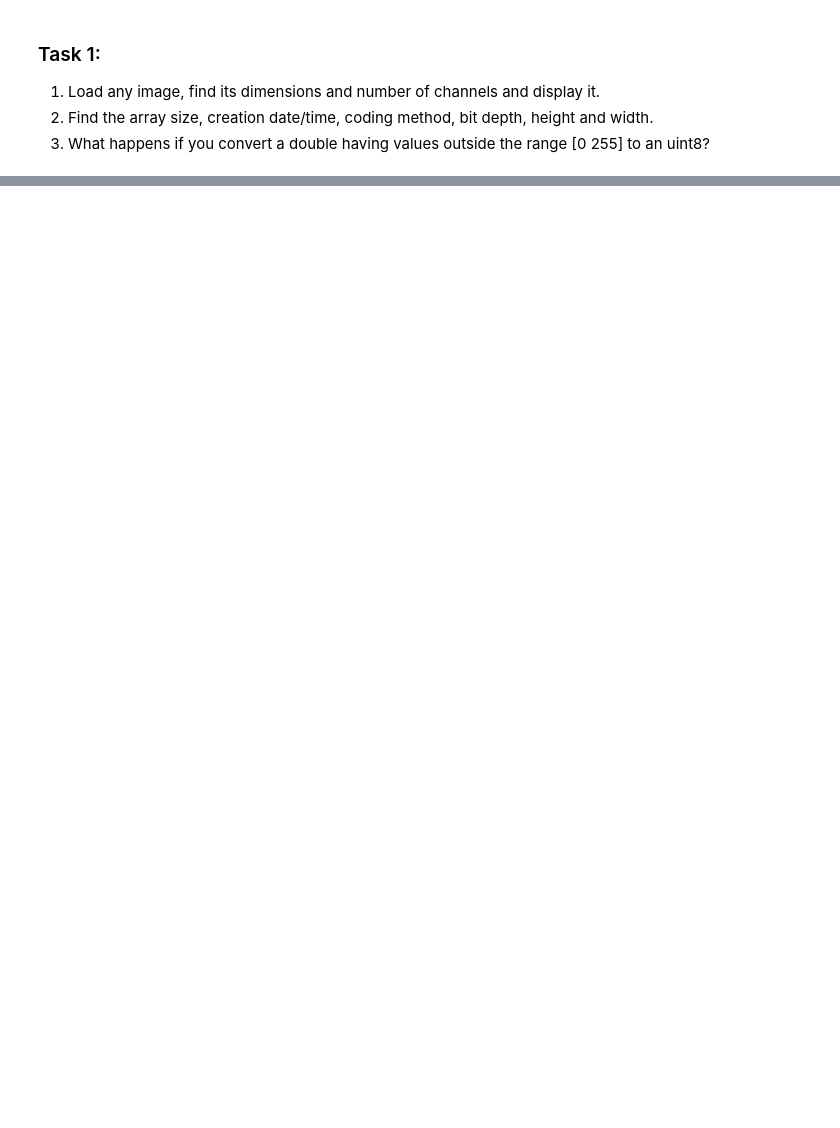
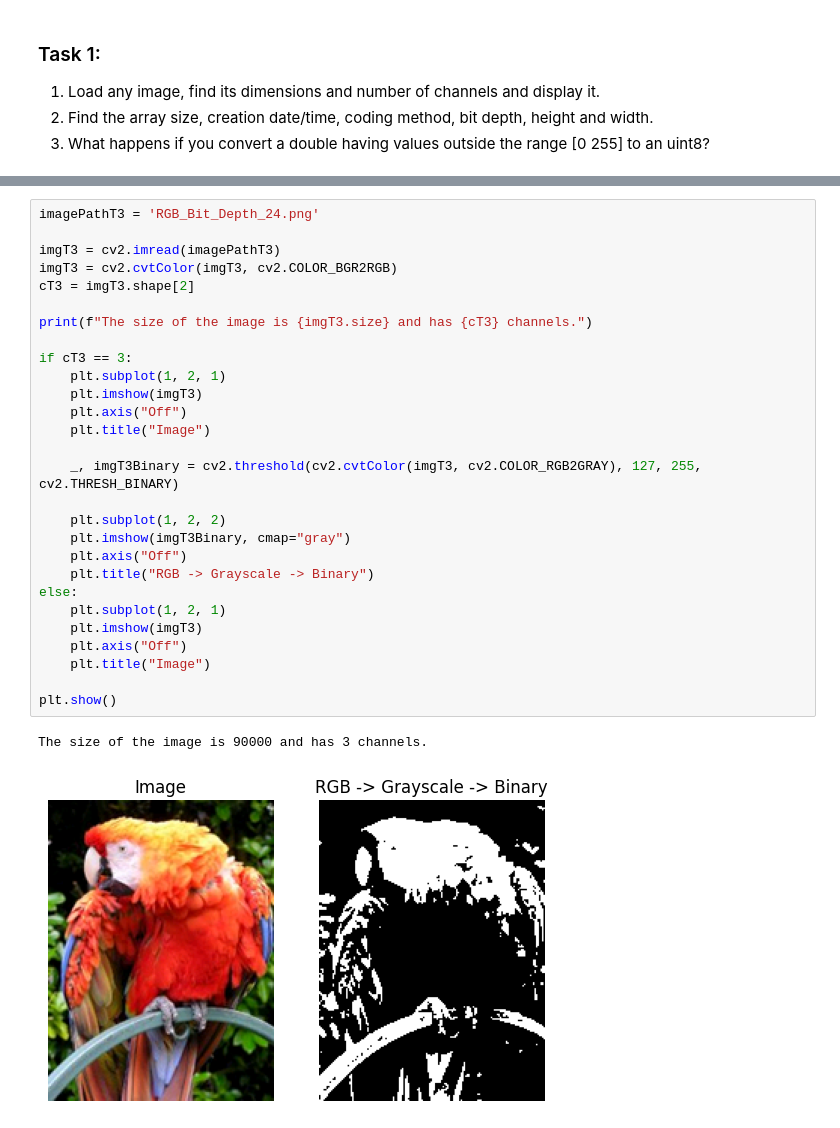
Before and after one commit to DanielSarf/DIP-Course-Submissions, a Jupyter notebook: Lab 5/Lab Notebook.ipynb, the cells around one changed output, grey strips where cells are left out. Cells and saved outputs as stored; diff of their text form; blank space fills up the shorter version.

```diff
--- a/Lab 5/Lab Notebook.ipynb
+++ b/Lab 5/Lab Notebook.ipynb
@@ -46,0 +115,31 @@ The coding method for this image file is PNG
+# %%
+imagePathT3 = 'RGB_Bit_Depth_24.png'
+
+imgT3 = cv2.imread(imagePathT3)
+imgT3 = cv2.cvtColor(imgT3, cv2.COLOR_BGR2RGB)
+cT3 = imgT3.shape[2]
+
+print(f"The size of the image is {imgT3.size} and has {cT3} channels.")
+
+if cT3 == 3:
+    plt.subplot(1, 2, 1)
+    plt.imshow(imgT3)
+    plt.axis("Off")
+    plt.title("Image")
+
+    _, imgT3Binary = cv2.threshold(cv2.cvtColor(imgT3, cv2.COLOR_RGB2GRAY), 127, 255, cv2.THRESH_BINARY)
+
+    plt.subplot(1, 2, 2)
+    plt.imshow(imgT3Binary, cmap="gray")
+    plt.axis("Off")
+    plt.title("RGB -> Grayscale -> Binary")
+else:
+    plt.subplot(1, 2, 1)
+    plt.imshow(imgT3)
+    plt.axis("Off")
+    plt.title("Image")
+
+plt.show()
+# %% [output]
+The size of the image is 90000 and has 3 channels.
+[figure, added]
```
Also changed, not shown: parts of 10 cells of this notebook, 2 other files.
